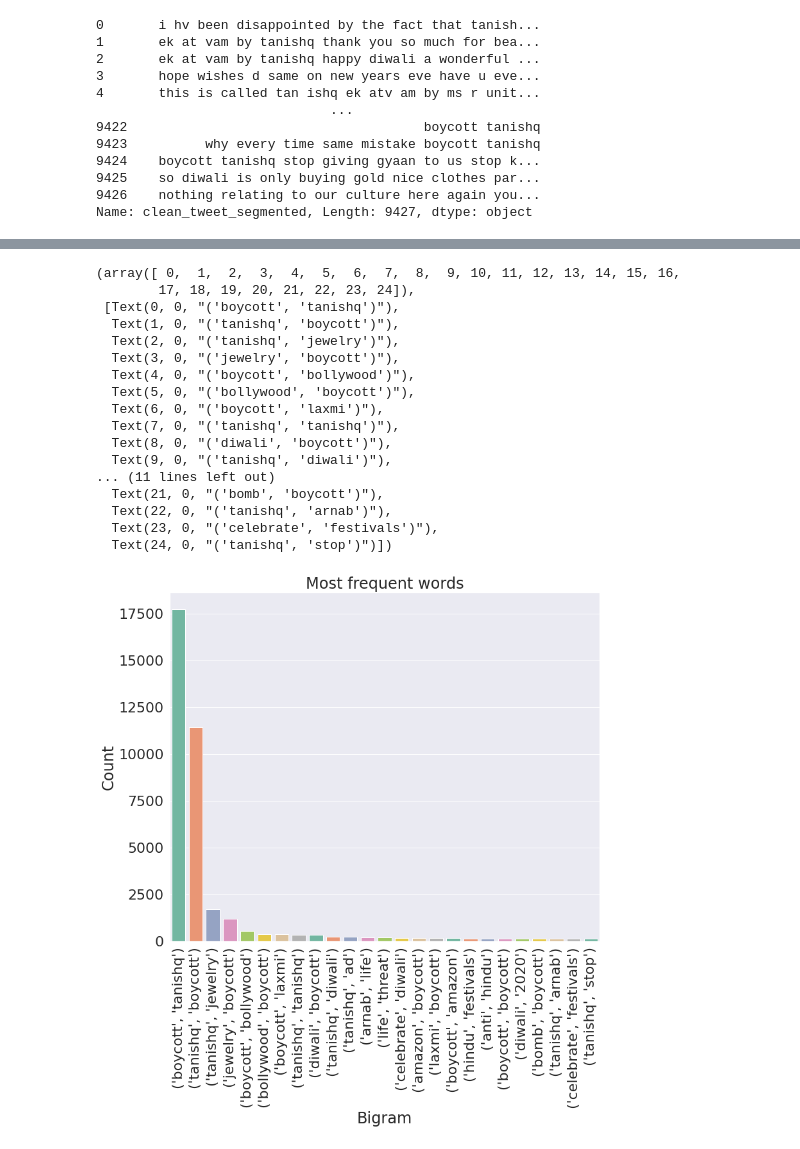
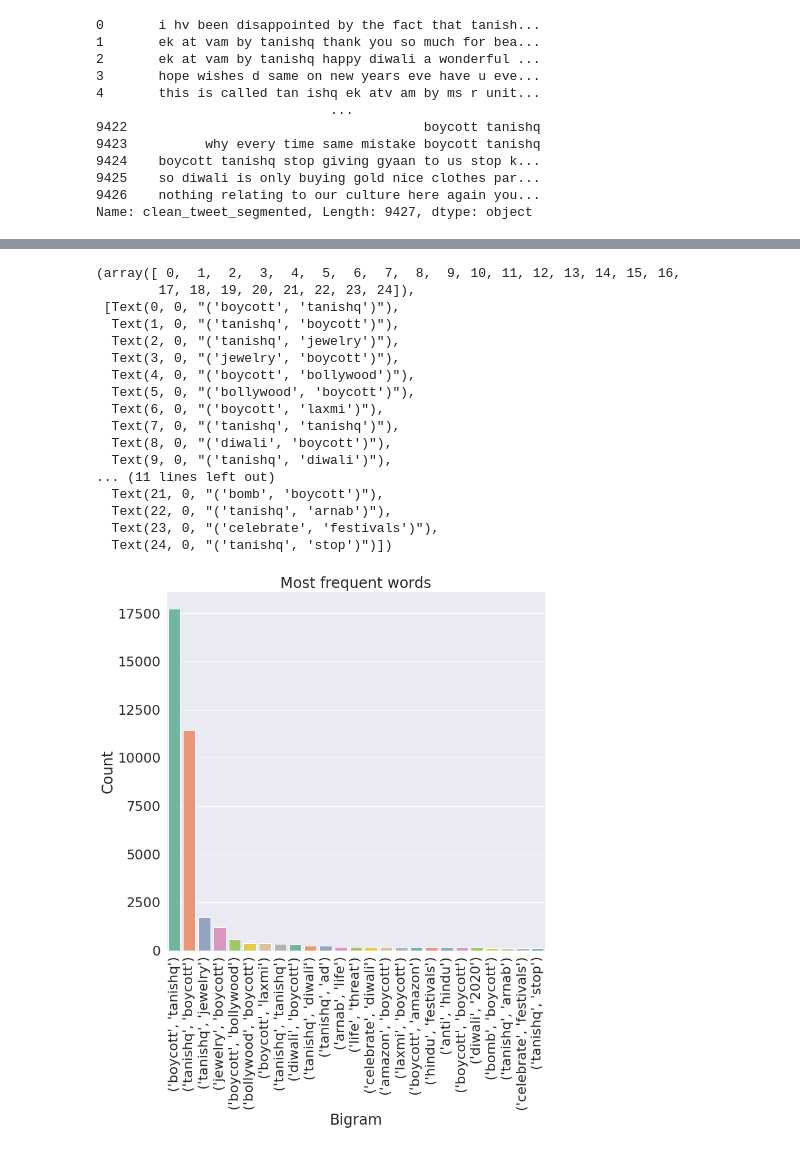
Before and after one commit to mamunm/sentiment_analysis, a Jupyter notebook: notebooks/cleaning_viz.ipynb, the cells around one changed output, grey strips where cells are left out. Drawn from its saved outputs; the diff is of its cells as text; code cells hidden in the pictures.

```diff
--- a/notebooks/cleaning_viz.ipynb
+++ b/notebooks/cleaning_viz.ipynb
@@ -227,33 +227,34 @@ fig.show()
 # %%
 # Bigram plot
 counter_bigram = Counter(list(ngrams([i for i in words_2.split(' ') if i not in stopwords], 2)))
 sns.set(style='darkgrid', font_scale=2, font='Monaco')
 
 plt.figure(figsize=(12, 10))
 mc_bg_df = pd.DataFrame(counter_bigram.most_common(25))
 mc_bg_df.columns = ['bigram', 'count']
 ax = sns.barplot(x='bigram', y='count', data=mc_bg_df, palette="Set2")
 ax.set(xlabel = 'Bigram', ylabel='Count', title='Most frequent words')
+plt.tight_layout()
 plt.xticks(rotation=90)
 # %% [output]
 (array([ 0,  1,  2,  3,  4,  5,  6,  7,  8,  9, 10, 11, 12, 13, 14, 15, 16,
         17, 18, 19, 20, 21, 22, 23, 24]),
  [Text(0, 0, "('boycott', 'tanishq')"),
   Text(1, 0, "('tanishq', 'boycott')"),
   Text(2, 0, "('tanishq', 'jewelry')"),
   Text(3, 0, "('jewelry', 'boycott')"),
   Text(4, 0, "('boycott', 'bollywood')"),
   Text(5, 0, "('bollywood', 'boycott')"),
   Text(6, 0, "('boycott', 'laxmi')"),
   Text(7, 0, "('tanishq', 'tanishq')"),
   Text(8, 0, "('diwali', 'boycott')"),
   Text(9, 0, "('tanishq', 'diwali')"),
 ... (11 lines left out)
   Text(21, 0, "('bomb', 'boycott')"),
   Text(22, 0, "('tanishq', 'arnab')"),
   Text(23, 0, "('celebrate', 'festivals')"),
   Text(24, 0, "('tanishq', 'stop')")])
-[figure, old version]
+[figure, new version]
 # %%
 mc_bg_df['bigram'] = mc_bg_df['bigram'].apply(lambda x: ' '.join(x))
 fig = px.bar(mc_bg_df, x='bigram', y='count', color='count', color_continuous_scale=px.colors.qualitative.Antique_r)
```
Also changed, not shown: parts of 8 cells of this notebook, 12 other files.
